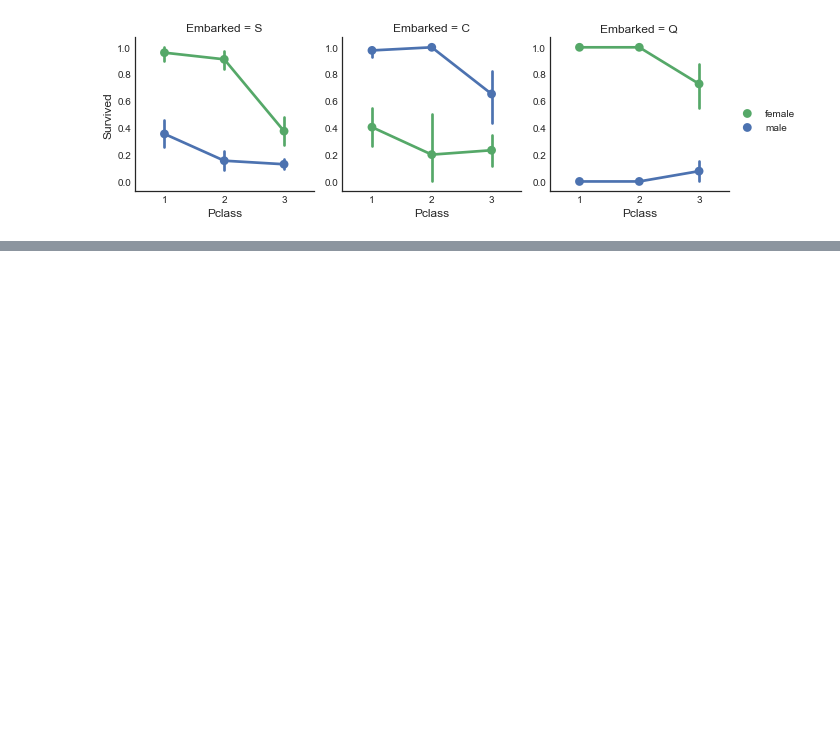
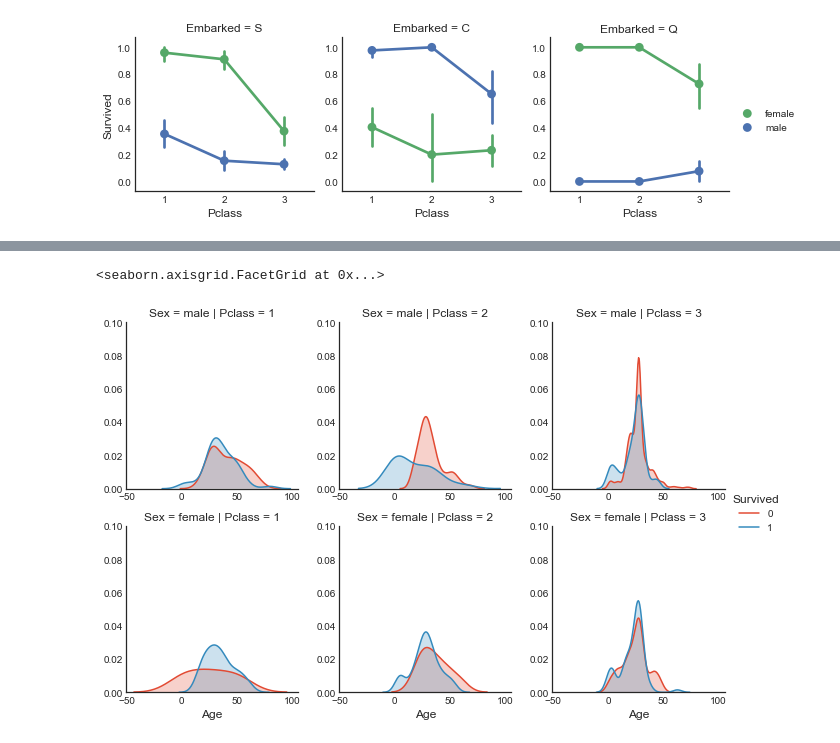
Before and after one commit to sebastienharinck/Courses, a Jupyter notebook: kaggle/titanic/titanic-machine-learning-from-disaster.ipynb, the cells around one changed output, grey strips where cells are left out. Saved outputs shown, nothing was run; the diff lists cells and outputs as text; code cells hidden in the pictures; blank space fills up the shorter version.

```diff
--- a/kaggle/titanic/titanic-machine-learning-from-disaster.ipynb
+++ b/kaggle/titanic/titanic-machine-learning-from-disaster.ipynb
@@ -599,0 +615,8 @@ e.add_legend()
+# %%
+h = sns.FacetGrid(data1, row='Sex', col='Pclass', hue='Survived')
+h.map(sns.kdeplot, 'Age', shade=True)
+h.set(ylim=(0, 0.1))
+h.add_legend()
+# %% [output]
+<seaborn.axisgrid.FacetGrid at 0x...>
+[figure, added]
```
Also changed, not shown: parts of 5 cells of this notebook.
